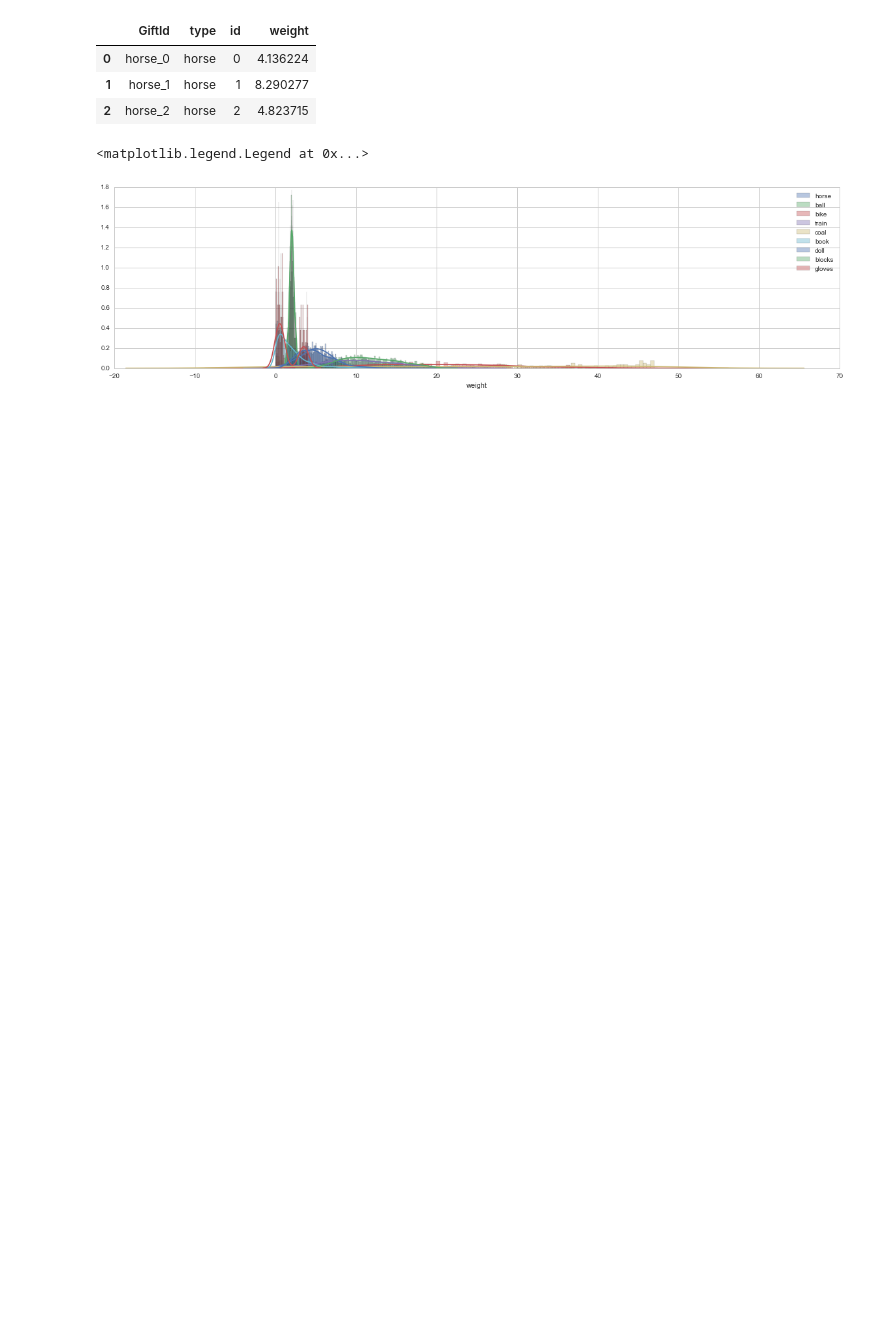
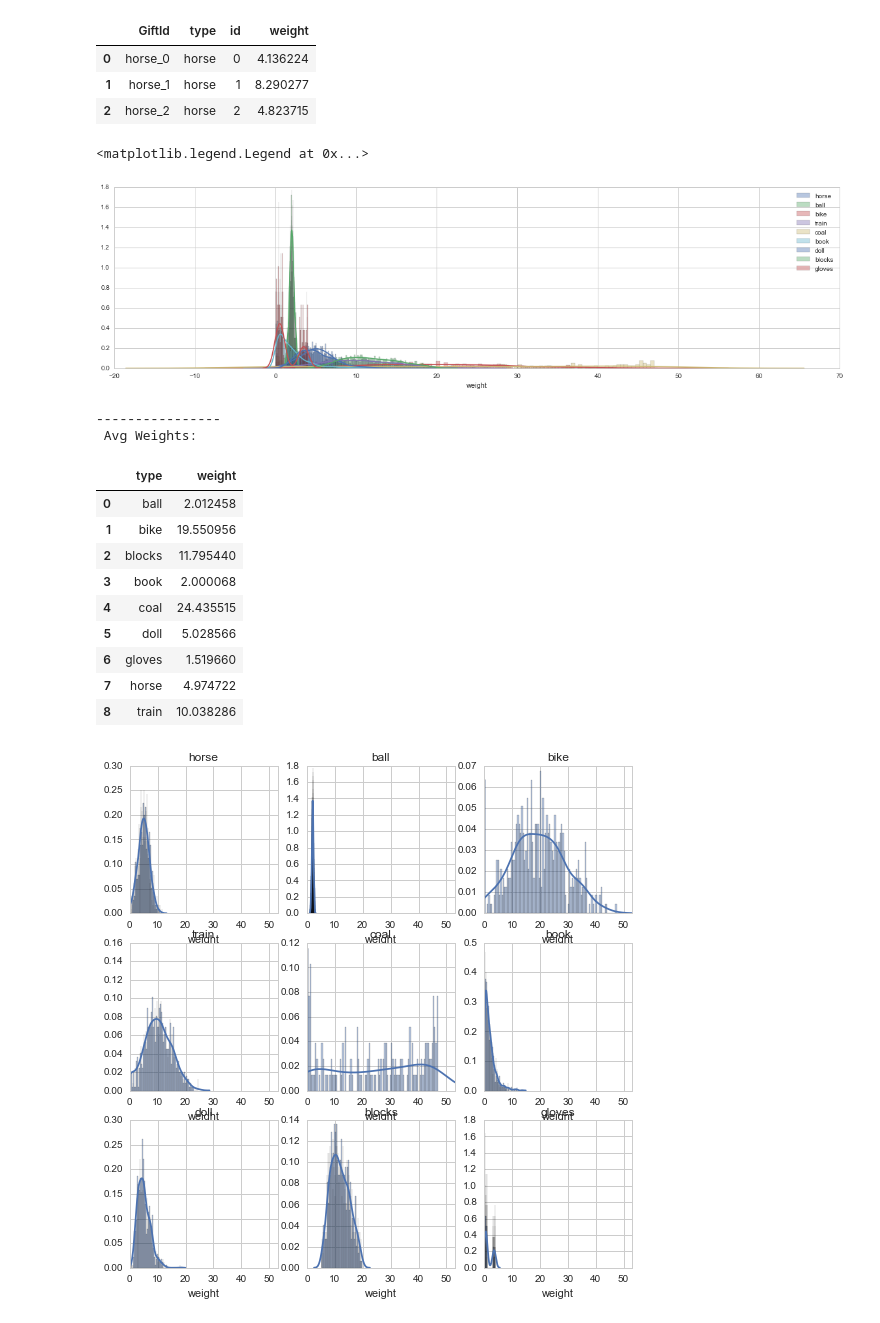
Before and after one commit to sominw/Kaggle, a Jupyter notebook: Christmas Challenge/StartHere.ipynb, the cells around one changed output. Drawn from its saved outputs; the diff is of its cells as text; code cells hidden in the pictures; blank space fills up the shorter version.

```diff
--- a/Christmas Challenge/StartHere.ipynb
+++ b/Christmas Challenge/StartHere.ipynb
@@ -57,3 +57,36 @@ plt.legend()
 # %% [output]
 <matplotlib.legend.Legend at 0x...>
 [figure]
+# %%
+n_iter = 10
+presents = ['horse', 'ball', 'bike', 'train', 'coal', 'book', 'doll', 'blocks', 'gloves']
+# n_presents = [1000, 1100, 500, 1000, 166, 1200, 1000, 1000, 200]
+n_presents = 1000
+p = np.empty([len(presents), n_presents*n_iter])
+
+mean_of_weights = data[["type", "weight"]].groupby(['type'],as_index=False).mean()
+
+pylab.rcParams['figure.figsize'] = 9, 9
+fig = plt.figure()
+for i, present in enumerate(presents):
+    ax = fig.add_subplot(3, 3, i+1)
+    ax.set_title(present)
+    g = sns.distplot(data[data['type']==presents[i]] ['weight'],bins=100, label=presents[i] );
+    g.set(xlim=(0, 53))
+
+print ("----------------\n Avg Weights: ")
+mean_of_weights.head(9)
+# %% [output]
+----------------
+ Avg Weights:
+|  | type | weight |
+| 0 | ball | 2.012458 |
+| 1 | bike | 19.550956 |
+| 2 | blocks | 11.795440 |
+| 3 | book | 2.000068 |
+| 4 | coal | 24.435515 |
+| 5 | doll | 5.028566 |
+| 6 | gloves | 1.519660 |
+| 7 | horse | 4.974722 |
+| 8 | train | 10.038286 |
+[figure, added]
```
